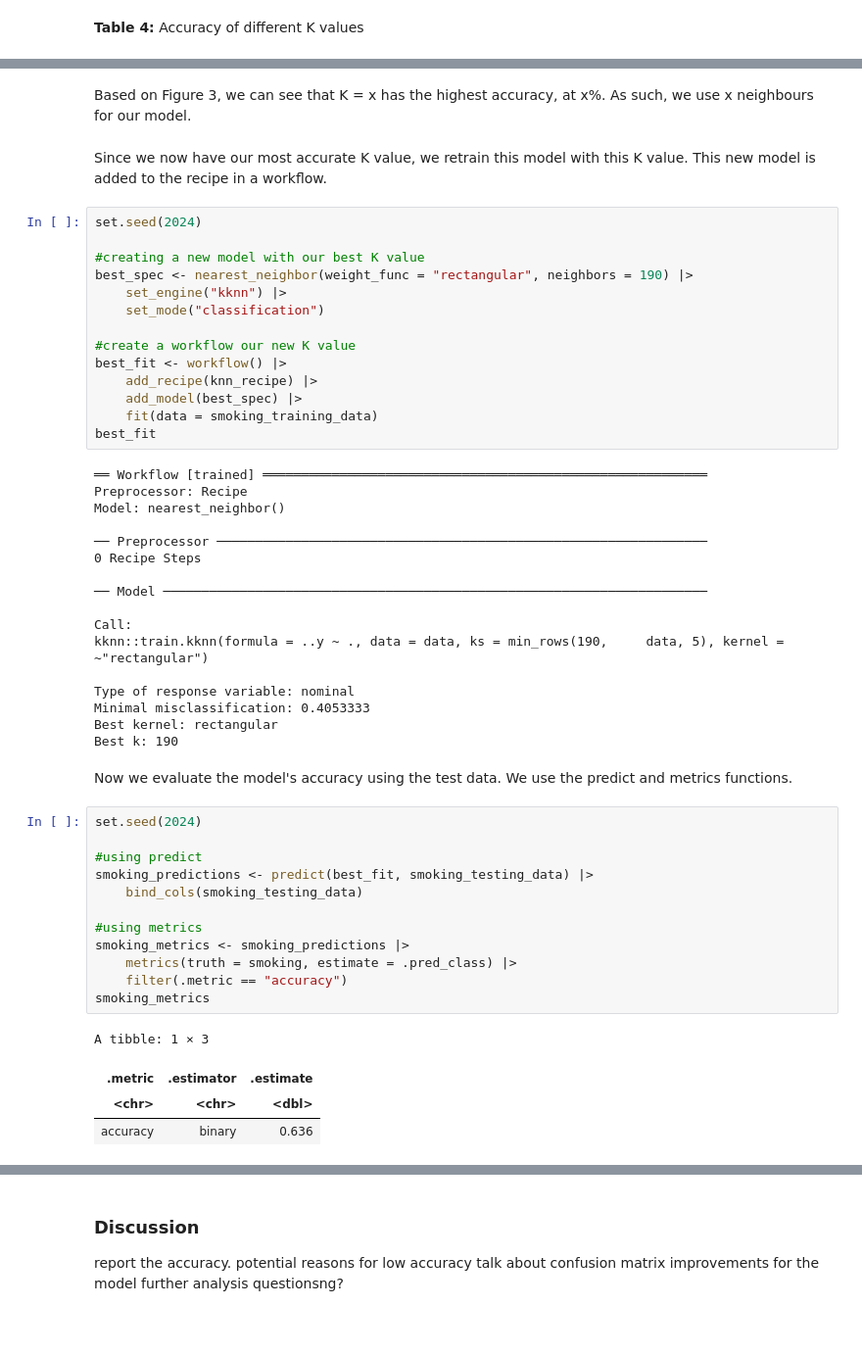
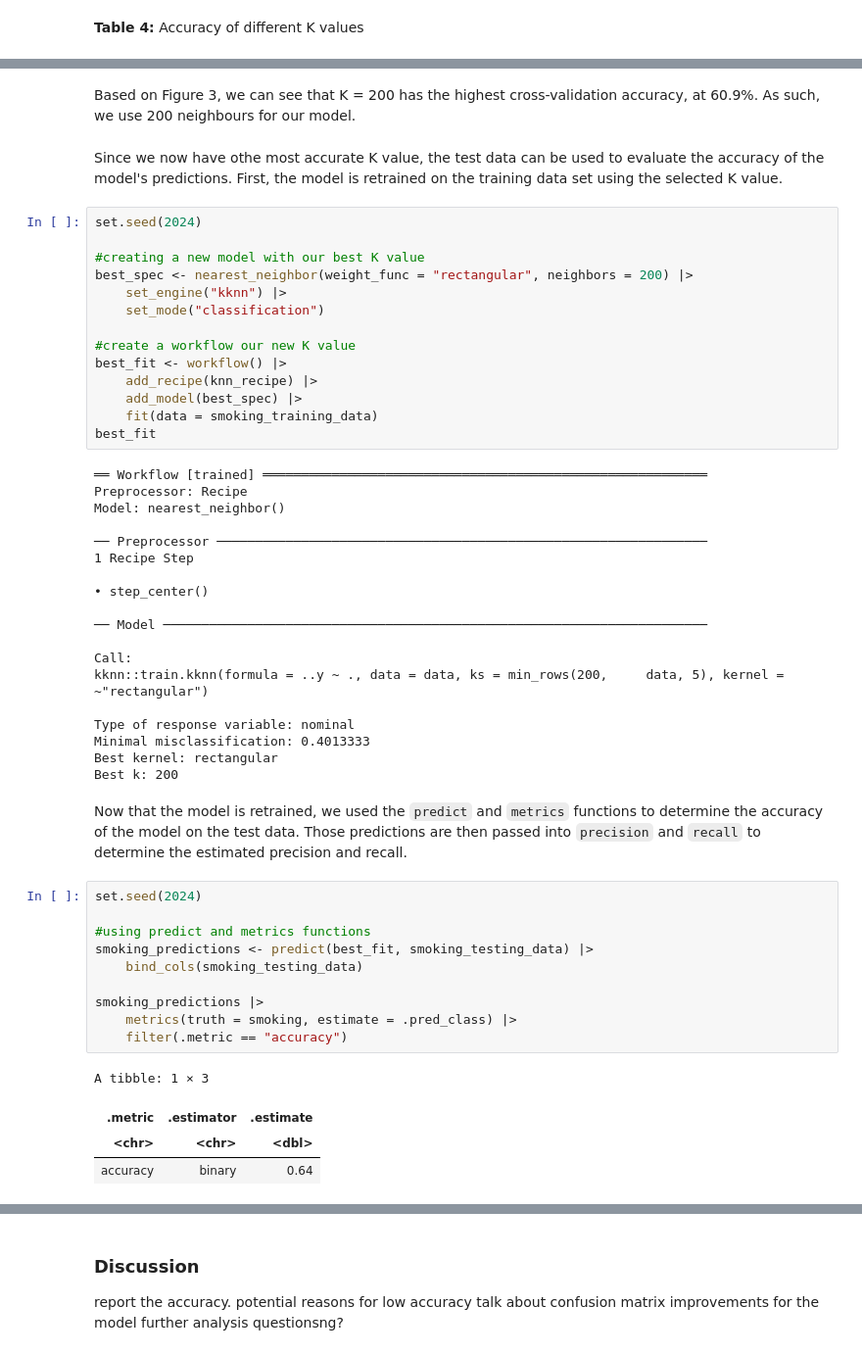
Before and after one commit to egreenall1/dsci100_group_project, a Jupyter notebook: final_group_project.ipynb, the cells around one changed output, grey strips where cells are left out. Shown at 98% size. Drawn from its saved outputs; the diff is of its cells as text; blank space fills up the shorter version.

```diff
--- a/final_group_project.ipynb
+++ b/final_group_project.ipynb
@@ -211,12 +250,12 @@ cross_val_plot
 # %% [markdown]
-Based on Figure 3, we can see that K = x has the highest accuracy, at x%. As such, we use x neighbours for our model.
+Based on Figure 3, we can see that K = 200 has the highest cross-validation accuracy, at 60.9%. As such, we use 200 neighbours for our model.
 # %% [markdown]
-Since we now have our most accurate K value, we retrain this model with this K value. This new model is added to the recipe in a workflow.
+Since we now have othe most accurate K value, the test data can be used to evaluate the accuracy of the model's predictions. First, the model is retrained on the training data set using the selected K value.
 # %%
 set.seed(2024)
 
 #creating a new model with our best K value
-best_spec <- nearest_neighbor(weight_func = "rectangular", neighbors = 190) |>
+best_spec <- nearest_neighbor(weight_func = "rectangular", neighbors = 200) |>
     set_engine("kknn") |>
     set_mode("classification")
 
@@ -232,34 +271,34 @@ Preprocessor: Recipe
 Model: nearest_neighbor()
 
 ── Preprocessor ────────────────────────────────────────────────────────────────
-0 Recipe Steps
+1 Recipe Step
+
+• step_center()
 
 ── Model ───────────────────────────────────────────────────────────────────────
 
 Call:
-kknn::train.kknn(formula = ..y ~ ., data = data, ks = min_rows(190,     data, 5), kernel = ~"rectangular")
+kknn::train.kknn(formula = ..y ~ ., data = data, ks = min_rows(200,     data, 5), kernel = ~"rectangular")
 
 Type of response variable: nominal
-Minimal misclassification: 0.4053333
+Minimal misclassification: 0.4013333
 Best kernel: rectangular
-Best k: 190
+Best k: 200
 # %% [markdown]
-Now we evaluate the model's accuracy using the test data. We use the predict and metrics functions.
+Now that the model is retrained, we used the `predict` and `metrics` functions to determine the accuracy of the model on the test data. Those predictions are then passed into `precision` and `recall` to determine the estimated precision and recall.
 # %%
 set.seed(2024)
 
-#using predict
+#using predict and metrics functions
 smoking_predictions <- predict(best_fit, smoking_testing_data) |>
     bind_cols(smoking_testing_data)
 
-#using metrics
-smoking_metrics <- smoking_predictions |>
+smoking_predictions |>
     metrics(truth = smoking, estimate = .pred_class) |>
     filter(.metric == "accuracy")
-smoking_metrics
 # %% [output]
 A tibble: 1 × 3
 | .metric | .estimator | .estimate |
 | <chr> | <chr> | <dbl> |
-| accuracy | binary | 0.636 |
+| accuracy | binary | 0.64 |
 # %% [markdown]
```
Also changed, not shown: parts of 34 cells of this notebook.
